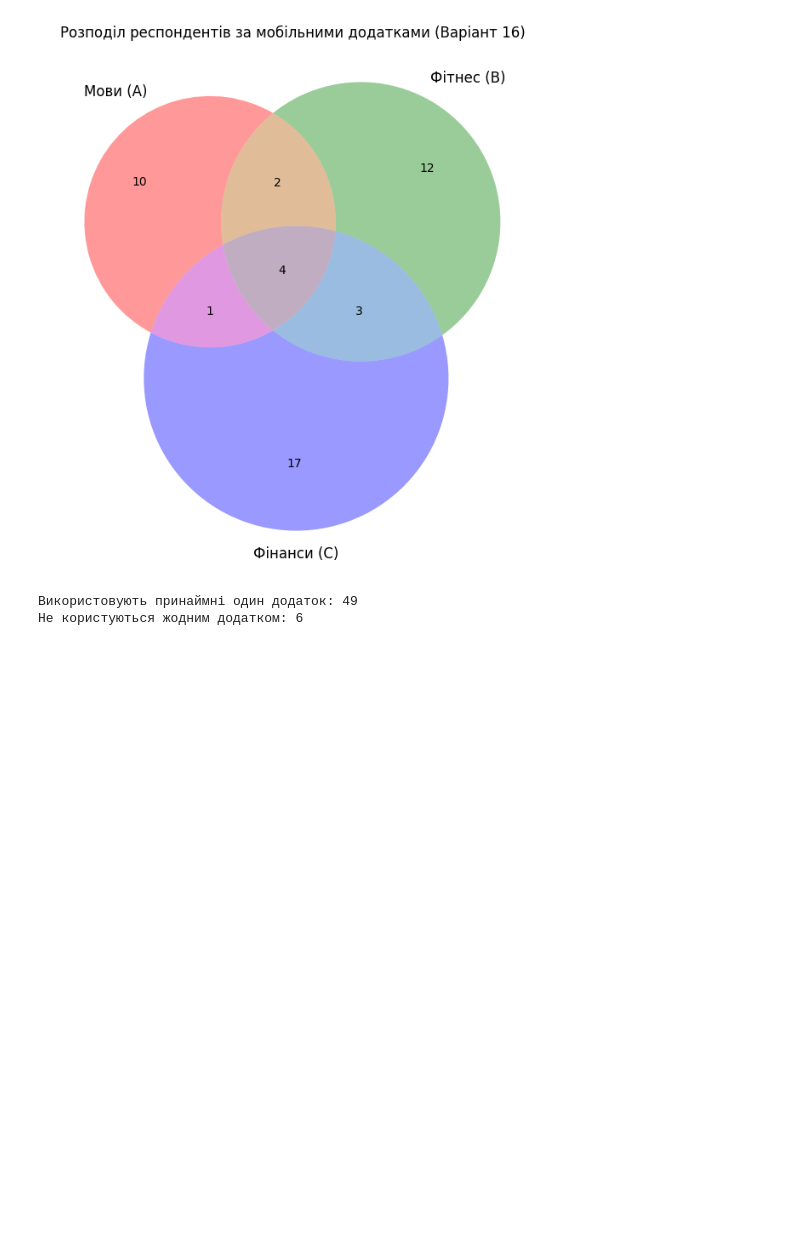
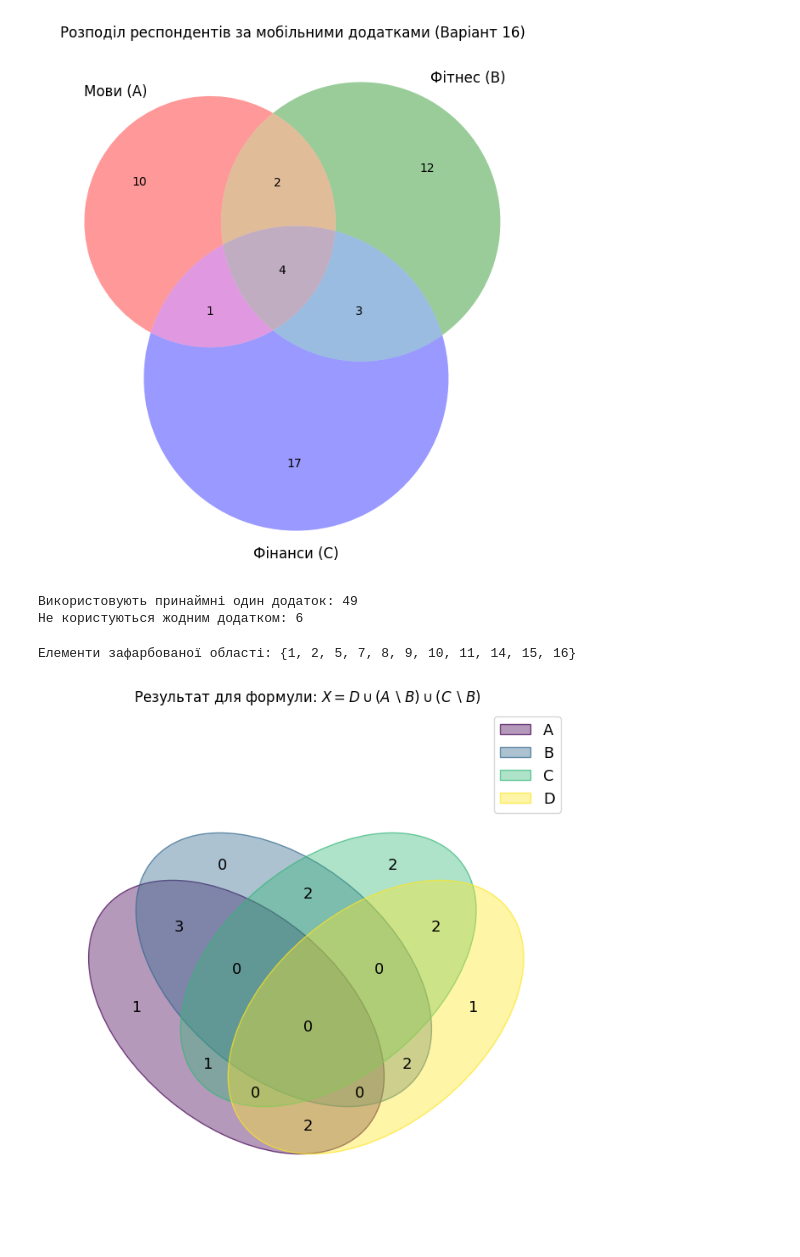
Before and after one commit to yaanakonchatna-byte/discrete_math_lab1, a Jupyter notebook: lab_1.3.ipynb, the cells around one changed output. Cells and saved outputs as stored; diff of their text form; code cells hidden in the pictures; blank space fills up the shorter version.

```diff
--- a/lab_1.3.ipynb
+++ b/lab_1.3.ipynb
@@ -38,3 +38,30 @@ print(f"Не користуються жодним додатком: {none}")
 [figure]
 Використовують принаймні один додаток: 49
 Не користуються жодним додатком: 6
+# %%
+import matplotlib.pyplot as plt
+from venn import venn
+# Імпортуємо venn3 про всяк випадок, як у твоєму прикладі
+from matplotlib_venn import venn3
+
+# 1. Дані для 4-х множин (A, B, C, D)
+sets = {
+    "A": {1, 2, 3, 4, 10, 11, 12},
+    "B": {3, 4, 5, 6, 12, 13, 14},
+    "C": {6, 7, 8, 9, 10, 13, 15},
+    "D": {1, 5, 8, 11, 14, 15, 16}
+}
+
+# 2. Обчислення твоєї формули: X = D ∪ (A \ B) ∪ (C \ B)
+A, B, C, D = sets["A"], sets["B"], sets["C"], sets["D"]
+result_set = D | (A - B) | (C - B)
+
+print(f"Елементи зафарбованої області: {result_set}")
+
+# 3. Побудова діаграми
+venn(sets)
+plt.title("Результат для формули: $X = D \\cup (A \\setminus B) \\cup (C \\setminus B)$")
+plt.show()
+# %% [output]
+Елементи зафарбованої області: {1, 2, 5, 7, 8, 9, 10, 11, 14, 15, 16}
+[figure, added]
```
Also changed, not shown: 1 other file.
